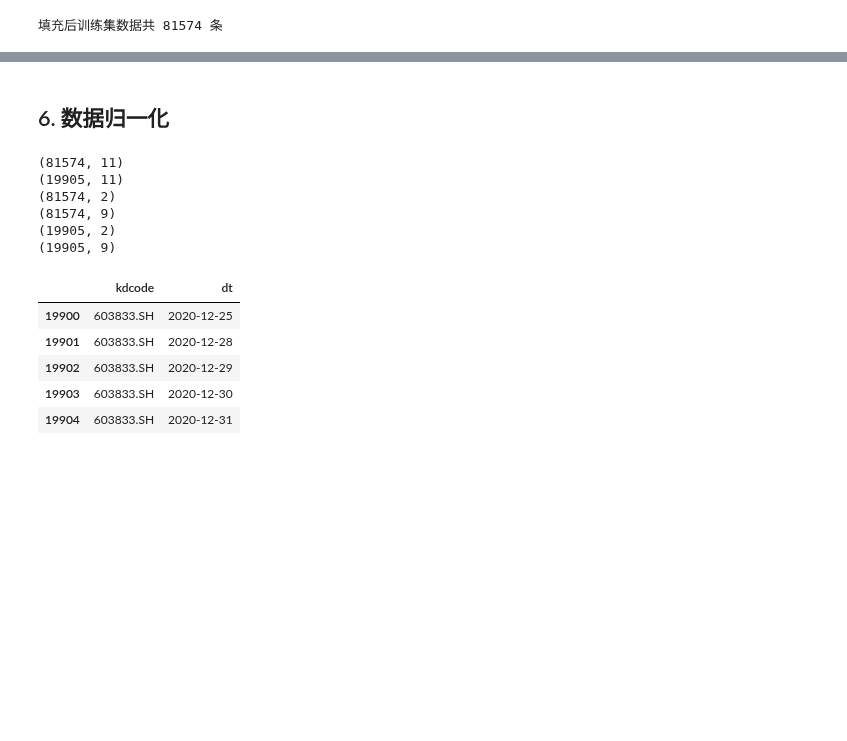
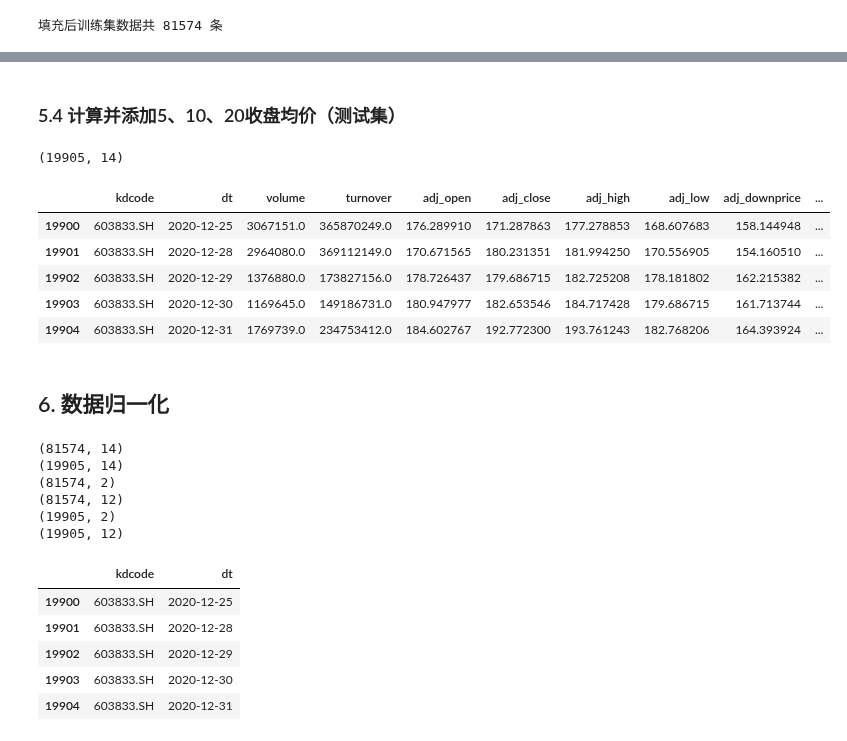
Before and after one commit to OreNoo/KandianPro, a Jupyter notebook: FinancialDataAnalysis/DataProcess.ipynb, the cells around one changed output, grey strips where cells are left out. Drawn from its saved outputs; the diff is of its cells as text; code cells hidden in the pictures; blank space fills up the shorter version.

```diff
--- a/FinancialDataAnalysis/DataProcess.ipynb
+++ b/FinancialDataAnalysis/DataProcess.ipynb
@@ -177,0 +282,2 @@ trainData = pd.DataFrame(trainData, columns=('kdcode', 'dt', 'volume', 'turnover
+# %% [markdown]
+### 5.4 计算并添加5、10、20收盘均价（测试集）
@@ -178,6 +303,21 @@ trainData = pd.DataFrame(trainData, columns=('kdcode', 'dt', 'volume', 'turnover
+# %%
+print(testDf.shape)
+# testDf.head()
+testDf.tail()
+# %% [output]
+(19905, 14)
+|  | kdcode | dt | volume | turnover | adj_open | adj_close | adj_high | adj_low | adj_downprice | ... |
+| 19900 | 603833.SH | 2020-12-25 | 3067151.0 | 365870249.0 | 176.289910 | 171.287863 | 177.278853 | 168.607683 | 158.144948 | ... |
+| 19901 | 603833.SH | 2020-12-28 | 2964080.0 | 369112149.0 | 170.671565 | 180.231351 | 181.994250 | 170.556905 | 154.160510 | ... |
+| 19902 | 603833.SH | 2020-12-29 | 1376880.0 | 173827156.0 | 178.726437 | 179.686715 | 182.725208 | 178.181802 | 162.215382 | ... |
+| 19903 | 603833.SH | 2020-12-30 | 1169645.0 | 149186731.0 | 180.947977 | 182.653546 | 184.717428 | 179.686715 | 161.713744 | ... |
+| 19904 | 603833.SH | 2020-12-31 | 1769739.0 | 234753412.0 | 184.602767 | 192.772300 | 193.761243 | 182.768206 | 164.393924 | ... |
 # %% [markdown]
 ## 6. 数据归一化
 # %%
+trainData = trainDf
+testData = testDf
+
 print(trainData.shape)
 print(testData.shape)
 trainData_df1 = trainData.iloc[:, :2]
@@ -193,12 +333,12 @@ print(testData_df2.shape)
 testData_df1.tail()
 # testData_df2.tail()
 # %% [output]
-(81574, 11)
-(19905, 11)
+(81574, 14)
+(19905, 14)
 (81574, 2)
-(81574, 9)
+(81574, 12)
 (19905, 2)
-(19905, 9)
+(19905, 12)
 |  | kdcode | dt |
 | 19900 | 603833.SH | 2020-12-25 |
 | 19901 | 603833.SH | 2020-12-28 |
```
Also changed, not shown: parts of 15 cells of this notebook, 2 other files.
